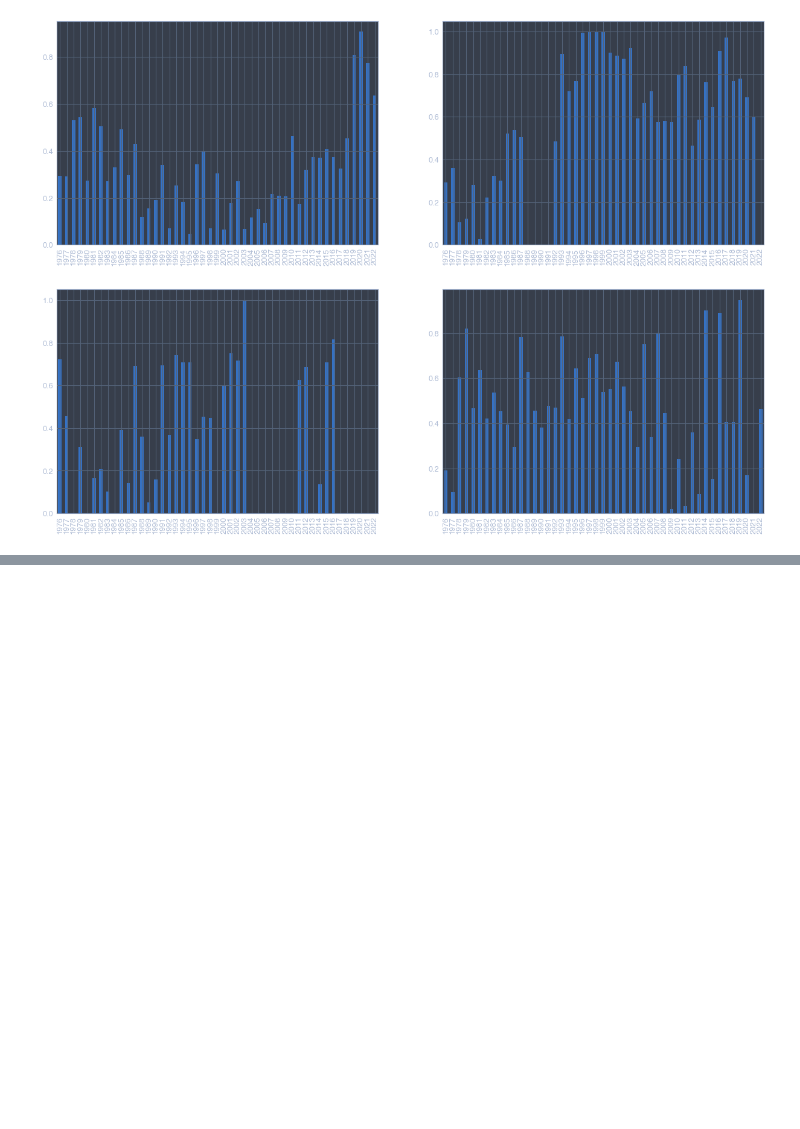
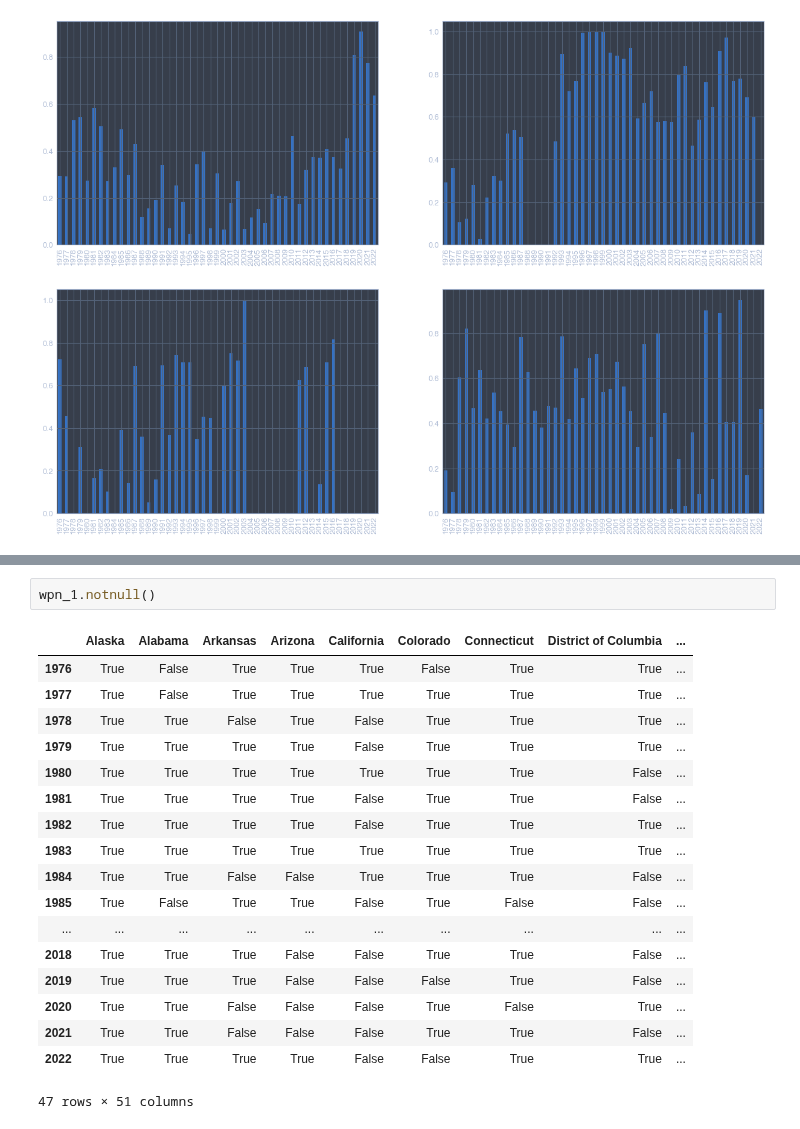
Before and after one commit to fadeeva/weird_projects, a Jupyter notebook: Serial_Killers/Outliers_in_Murder_Accountability_Project.ipynb, the cells around one changed output, grey strips where cells are left out. Drawn from its saved outputs; the diff is of its cells as text; blank space fills up the shorter version.

```diff
--- a/Serial_Killers/Outliers_in_Murder_Accountability_Project.ipynb
+++ b/Serial_Killers/Outliers_in_Murder_Accountability_Project.ipynb
@@ -616,0 +599,21 @@ weapons_df['Knife or cutting instrument']['New York'].plot(kind='bar', ax=ax[1,
+# %%
+wpn_1.notnull()
+# %% [output]
+|  | Alaska | Alabama | Arkansas | Arizona | California | Colorado | Connecticut | District of Columbia | ... |
+| 1976 | True | False | True | True | True | False | True | True | ... |
+| 1977 | True | False | True | True | True | True | True | True | ... |
+| 1978 | True | True | False | True | False | True | True | True | ... |
+| 1979 | True | True | True | True | False | True | True | True | ... |
+| 1980 | True | True | True | True | True | True | True | False | ... |
+| 1981 | True | True | True | True | False | True | True | False | ... |
+| 1982 | True | True | True | True | False | True | True | True | ... |
+| 1983 | True | True | True | True | True | True | True | True | ... |
+| 1984 | True | True | False | False | True | True | True | False | ... |
+| 1985 | True | False | True | True | False | True | False | False | ... |
+| ... | ... | ... | ... | ... | ... | ... | ... | ... | ... |
+| 2018 | True | True | True | False | False | True | True | False | ... |
+| 2019 | True | True | True | False | False | False | True | False | ... |
+| 2020 | True | True | False | False | False | True | False | True | ... |
+| 2021 | True | True | False | False | False | True | True | False | ... |
+| 2022 | True | True | True | True | False | False | True | True | ... |
+47 rows × 51 columns
```
Also changed, not shown: parts of 7 cells of this notebook.
